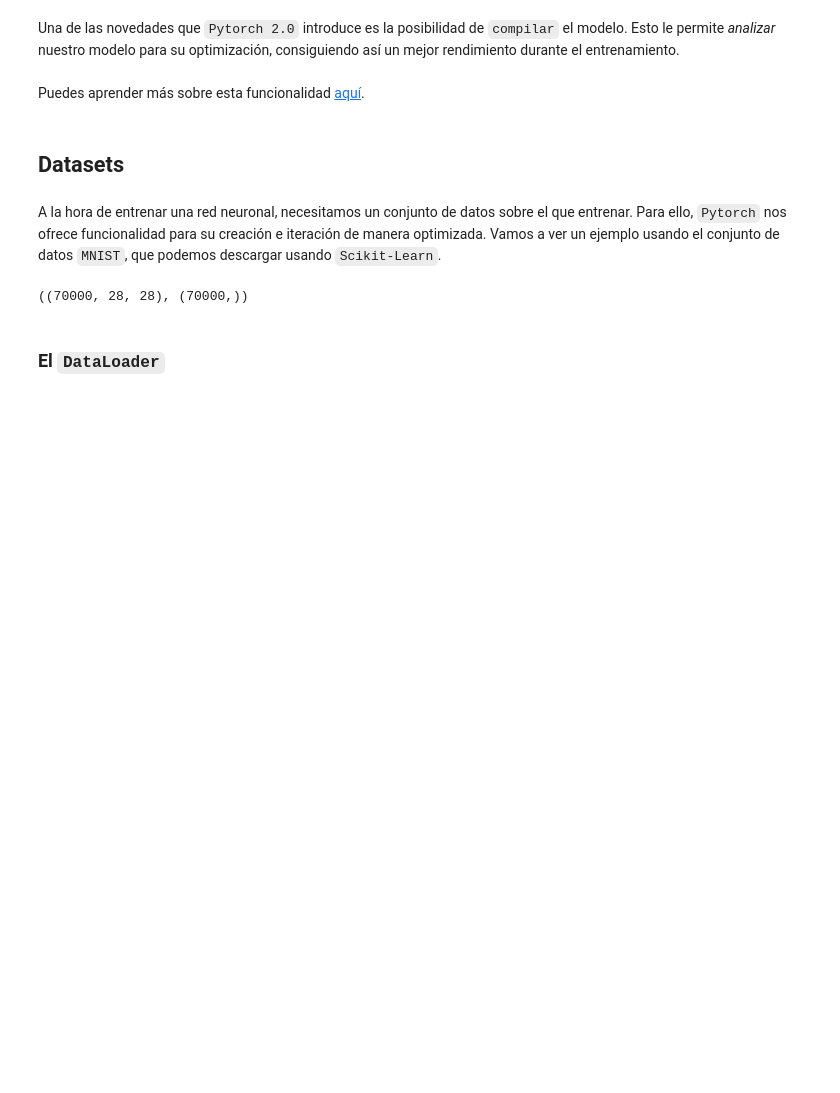
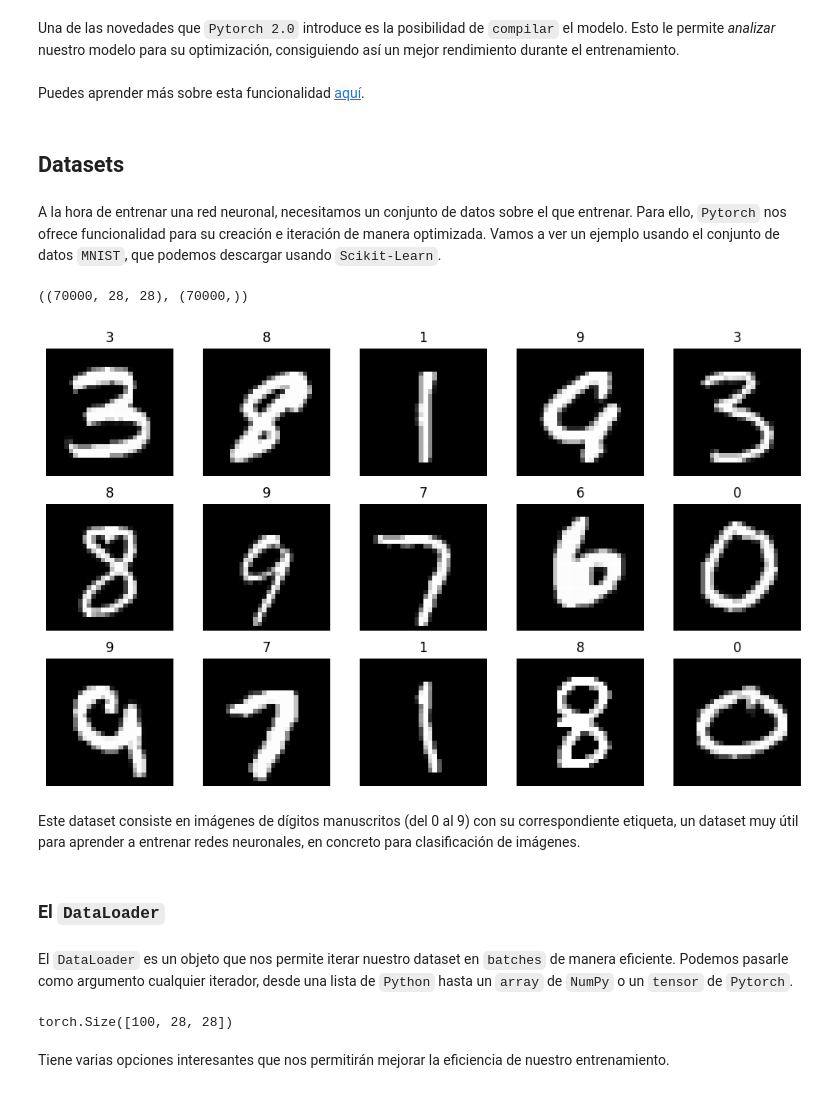
Before and after one commit to juansensio/blog, a Jupyter notebook: 115_pt2/115_pt2.ipynb, the cells around one changed output. Drawn from its saved outputs; the diff is of its cells as text; code cells hidden in the pictures; blank space fills up the shorter version.

```diff
--- a/115_pt2/115_pt2.ipynb
+++ b/115_pt2/115_pt2.ipynb
@@ -399,16 +399,48 @@ import numpy as np
 
 
 # mnist = fetch_openml('mnist_784', version=1)
-# X, y = mnist["data"].values.astype(float).reshape(-1, 28, 28) / 255., mnist["target"].values.astype(int)
-# np.savez_compressed("mnist.npz", X=X, y=y)
+# X, Y = mnist["data"].values.astype(float).reshape(-1, 28, 28) / 255., mnist["target"].values.astype(int)
+# np.savez_compressed("mnist.npz", X=X, y=Y)
 
 # la descarga puede tardar un rato, así que te recomiendo comentar las líneas anteriores después
 # de ejecutarlas la primera vez y descomentar las siguientes para cargar los datos desde el disco
 
-X, y = np.load("mnist.npz")["X"], np.load("mnist.npz")["y"]
+X, Y = np.load("mnist.npz")["X"], np.load("mnist.npz")["y"]
 
-X.shape, y.shape
+X.shape, Y.shape
 # %% [output]
 ((70000, 28, 28), (70000,))
+# %%
+import matplotlib as mpl
+import matplotlib.pyplot as plt
+import random
+
+r, c = 3, 5
+fig = plt.figure(figsize=(2*c, 2*r))
+for _r in range(r):
+    for _c in range(c):
+        plt.subplot(r, c, _r*c + _c + 1)
+        ix = random.randint(0, len(X)-1)
+        plt.imshow(X[ix], cmap='gray')
+        plt.axis("off")
+        plt.title(y[ix])
+plt.tight_layout()
+plt.show()
+# %% [output]
+[figure, added]
+# %% [markdown]
+Este dataset consiste en imágenes de dígitos manuscritos (del 0 al 9) con su correspondiente etiqueta, un dataset muy útil para aprender a entrenar redes neuronales, en concreto para clasificación de imágenes.
 # %% [markdown]
 ### El `DataLoader`
+# %% [markdown]
+El `DataLoader` es un objeto que nos permite iterar nuestro dataset en `batches` de manera eficiente. Podemos pasarle como argumento cualquier iterador, desde una lista de `Python` hasta un `array` de `NumPy` o un `tensor` de `Pytorch`.
+# %%
+dataloader = torch.utils.data.DataLoader(X, batch_size=100)
+
+for batch in dataloader:
+    print(batch.shape)
+    break
+# %% [output]
+torch.Size([100, 28, 28])
+# %% [markdown]
+Tiene varias opciones interesantes que nos permitirán mejorar la eficiencia de nuestro entrenamiento.
```
Also changed, not shown: parts of 49 cells of this notebook, 1 other file.
